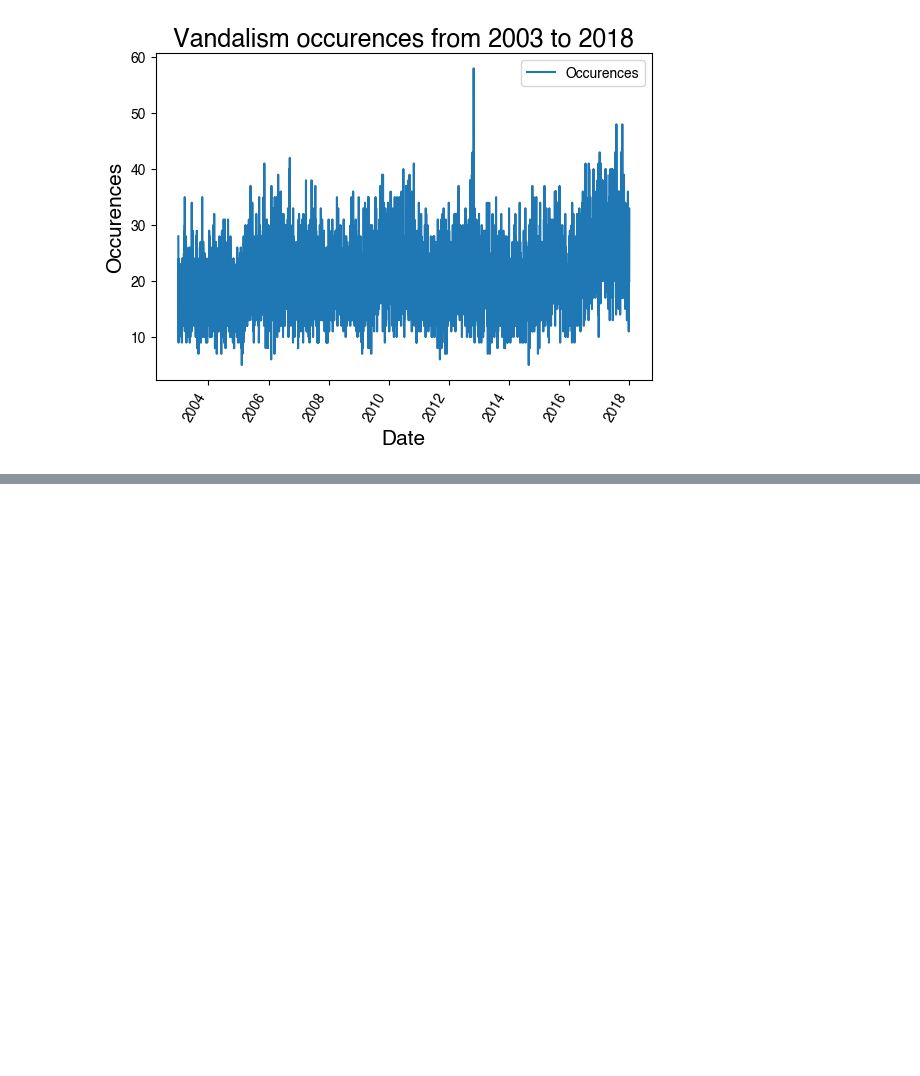
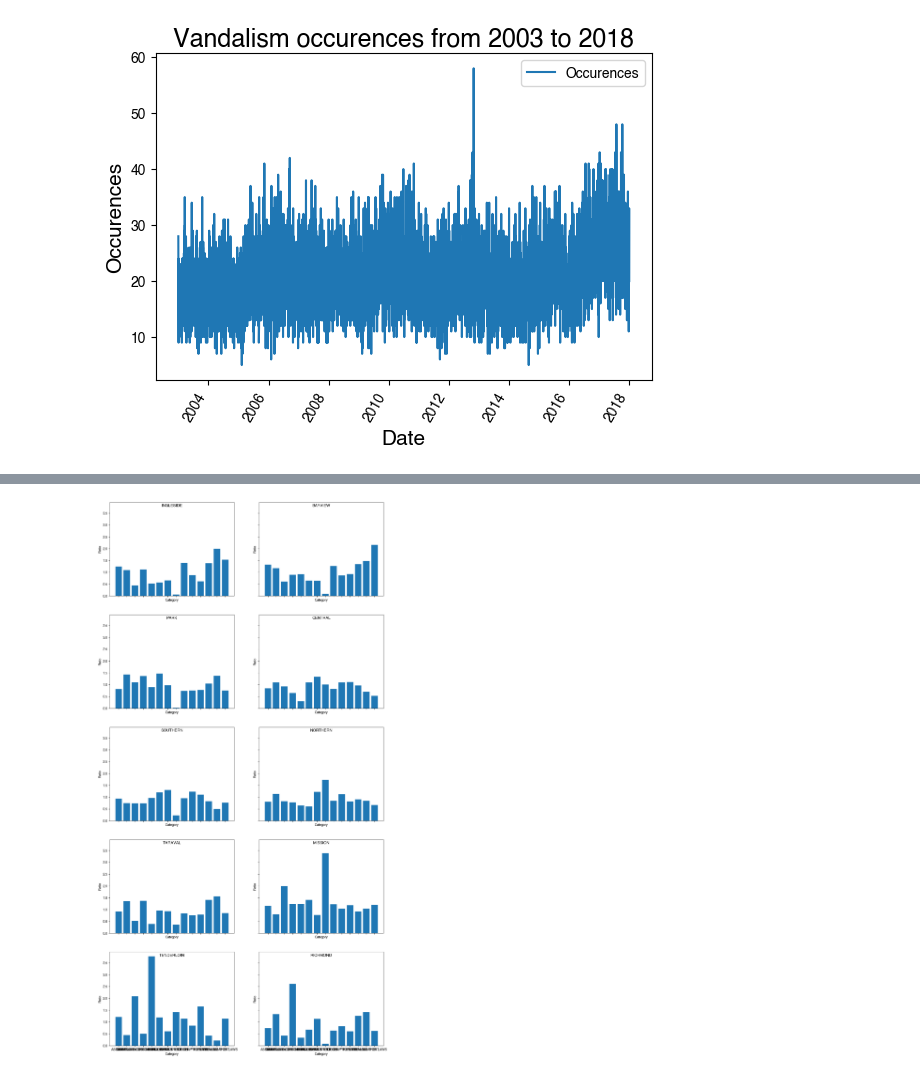
Before and after one commit to GustavHansen99/socialdata2023, a Jupyter notebook: lectures/Week2.ipynb, the cells around one changed output, grey strips where cells are left out. Saved outputs shown, nothing was run; the diff lists cells and outputs as text; code cells hidden in the pictures; blank space fills up the shorter version.

```diff
--- a/lectures/Week2.ipynb
+++ b/lectures/Week2.ipynb
@@ -389,3 +389,11 @@ The next thing we'll be looking into is how crimes break down across the 10 dist
 >    - Comment on the top crimes in _Tenderloin_, _Mission_, and _Richmond_. Does this fit with the impression you get of these neighborhoods on Wikipedia?
 
 **Comment**. Notice how much awesome data science (i.e. learning about interesting real-world crime patterns) we can get out by simply counting and plotting (and looking at ratios). Pretty great, right?
+# %%
+import pandas as pd
+data_path = "/Users/Gustav/Downloads/Police_Department_Incident_Reports__Historical_2003_to_May_2018.csv"
+data = pd.read_csv(data_path)
+
+# remove data from 2018
+data['Date']= pd.to_datetime(data['Date'])
+pre_2018_data = data[~(data['Date'] > '2017-12-31')]
@@ -391,0 +431,29 @@ The next thing we'll be looking into is how crimes break down across the 10 dist
+# %%
+fig, axs = plt.subplots(5, 2, figsize=(15,30), sharex=True, sharey=True)
+
+focus_crimes_df = pre_2018_data[pre_2018_data["Category"].isin(focuscrimes)]
+crimes_per_category = focus_crimes_df["Category"].value_counts()
+p_crime_focus = crimes_per_category/np.sum(crimes_per_category)
+
+row_counter = 0
+column_count = 0
+for district in focus_crimes_df.PdDistrict.unique():
+    if pd.isna(district):
+        continue
+    if row_counter == 5:
+        row_counter = 0
+        column_count = 1
+
+    crimes_cats_per_district = focus_crimes_df[focus_crimes_df["PdDistrict"] == district]["Category"].value_counts()
+    p_crime_district = crimes_cats_per_district/np.sum(crimes_cats_per_district)
+    ratio = p_crime_district/p_crime_focus
+
+    axs[row_counter, column_count].bar(ratio.index, ratio.values)
+    axs[row_counter, column_count].set_title(district, y=1.0, pad=-14)
+    axs[row_counter, column_count].set_ylabel("Ratio")
+    axs[row_counter, column_count].set_xlabel("Category")
+    axs[row_counter, column_count].set_xticklabels(focus_crimes_df["Category"], rotation=30, ha='right')
+
+    row_counter += 1
+# %% [output]
+[figure, added]
```
Also changed, not shown: parts of 2 cells of this notebook.
